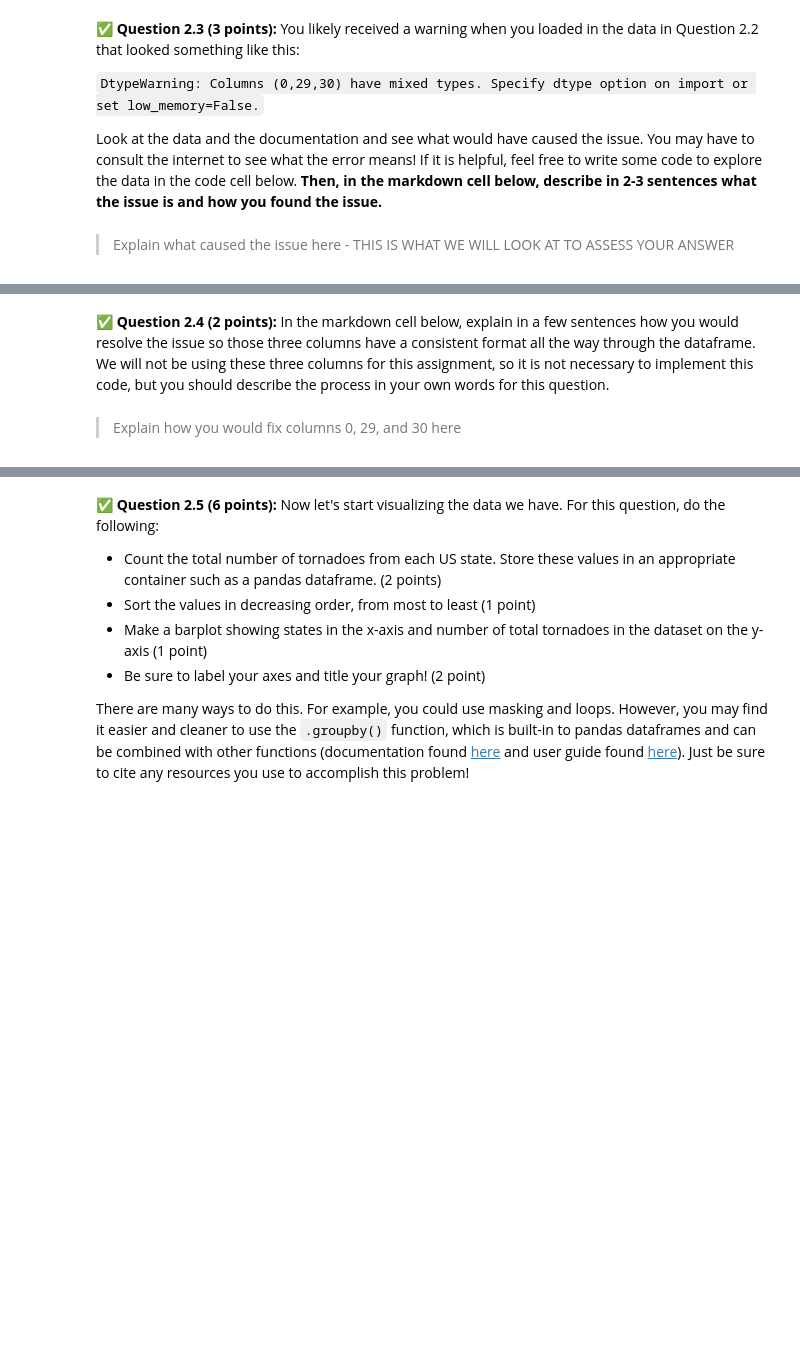
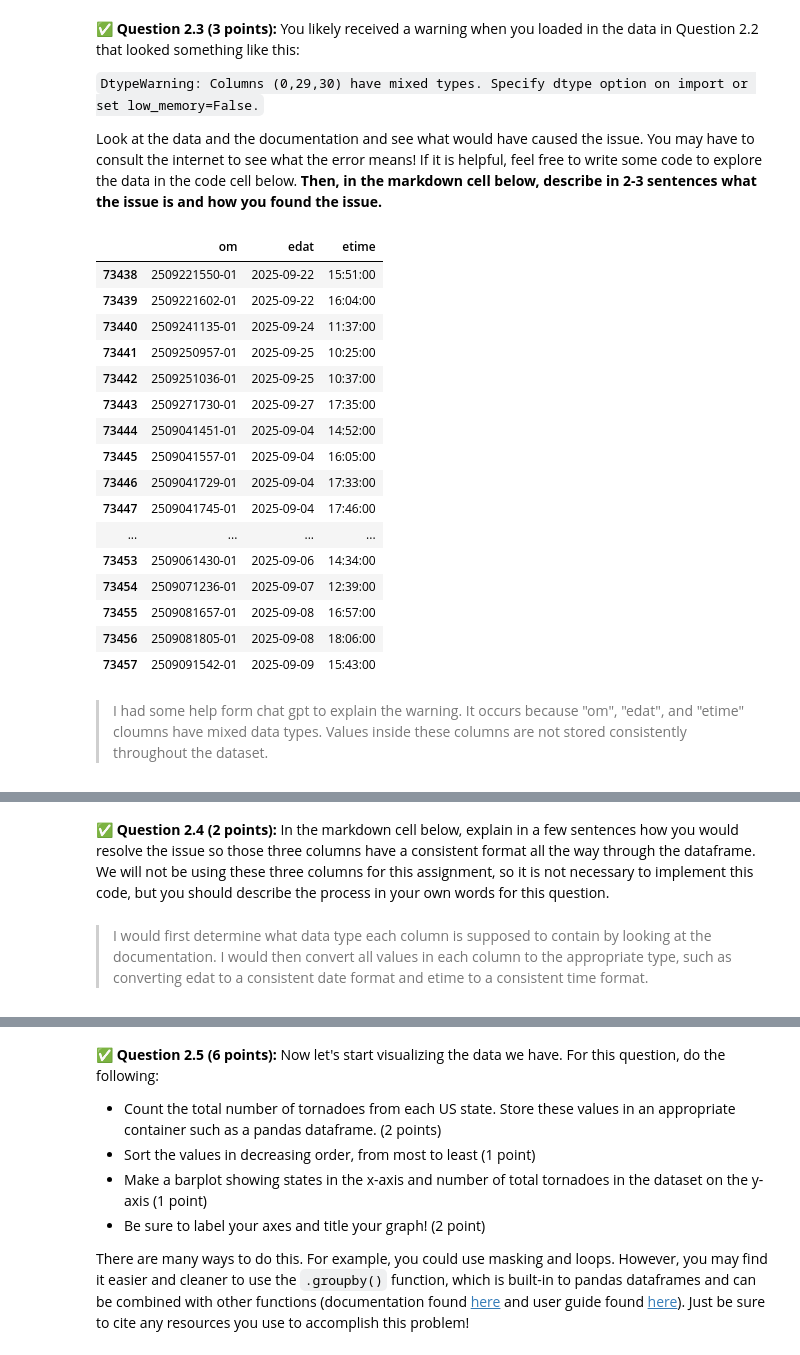
Before and after one commit to Daniel-Crawley/CMSE202-f26-turnin, a Jupyter notebook: hw-01/HW01.ipynb, the cells around one changed output, grey strips where cells are left out. Saved outputs shown, nothing was run; the diff lists cells and outputs as text; code cells hidden in the pictures; blank space fills up the shorter version.

```diff
--- a/hw-01/HW01.ipynb
+++ b/hw-01/HW01.ipynb
@@ -252,10 +272,30 @@ You will need to use the description substantially when you complete this assign
 Look at the data and the documentation and see what would have caused the issue.  You may have to consult the internet to see what the error means!  If it is helpful, feel free to write some code to explore the data in the code cell below.  **Then, in the markdown cell below, describe in 2-3 sentences what the issue is and how you found the issue.**
 # %%
 # Use this code cell to explore the data if you like
+tornadoes[["om", "edat", "etime"]].dtypes
+tornadoes[["om", "edat", "etime"]].tail(20)
+# %% [output]
+|  | om | edat | etime |
+| 73438 | 2509221550-01 | 2025-09-22 | 15:51:00 |
+| 73439 | 2509221602-01 | 2025-09-22 | 16:04:00 |
+| 73440 | 2509241135-01 | 2025-09-24 | 11:37:00 |
+| 73441 | 2509250957-01 | 2025-09-25 | 10:25:00 |
+| 73442 | 2509251036-01 | 2025-09-25 | 10:37:00 |
+| 73443 | 2509271730-01 | 2025-09-27 | 17:35:00 |
+| 73444 | 2509041451-01 | 2025-09-04 | 14:52:00 |
+| 73445 | 2509041557-01 | 2025-09-04 | 16:05:00 |
+| 73446 | 2509041729-01 | 2025-09-04 | 17:33:00 |
+| 73447 | 2509041745-01 | 2025-09-04 | 17:46:00 |
+| ... | ... | ... | ... |
+| 73453 | 2509061430-01 | 2025-09-06 | 14:34:00 |
+| 73454 | 2509071236-01 | 2025-09-07 | 12:39:00 |
+| 73455 | 2509081657-01 | 2025-09-08 | 16:57:00 |
+| 73456 | 2509081805-01 | 2025-09-08 | 18:06:00 |
+| 73457 | 2509091542-01 | 2025-09-09 | 15:43:00 |
-# %% [markdown]
->
-> Explain what caused the issue here - THIS IS WHAT WE WILL LOOK AT TO ASSESS YOUR ANSWER
->
+# %% [markdown]
+>
+> I had some help form chat gpt to explain the warning. It occurs because "om", "edat", and "etime" cloumns have mixed data types. Values inside these columns are not stored consistently throughout the dataset.
+>
 # %% [markdown]
 <!-- END QUESTION -->
 <!-- DO NOT MODIFY OR DELETE THIS CELL. Make sure your solution to the question above is in the cell(s) above this one. -->
@@ -263,10 +303,10 @@ Look at the data and the documentation and see what would have caused the issue.
 <!-- BEGIN QUESTION -->
 
 &#9989; **Question 2.4 (2 points):** In the markdown cell below, explain in a few sentences how you would resolve the issue so those three columns have a consistent format all the way through the dataframe.  We will not be using these three columns for this assignment, so it is not necessary to implement this code, but you should describe the process in your own words for this question.
-# %% [markdown]
->
-> Explain how you would fix columns 0, 29, and 30 here
->
+# %% [markdown]
+>
+> I would first determine what data type each column is supposed to contain by looking at the documentation. I would then convert all values in each column to the appropriate type, such as converting edat to a consistent date format and etime to a consistent time format.
+>
 # %% [markdown]
 <!-- END QUESTION -->
 <!-- DO NOT MODIFY OR DELETE THIS CELL. Make sure your solution to the question above is in the cell(s) above this one. -->
```
Also changed, not shown: parts of 21 cells of this notebook.
